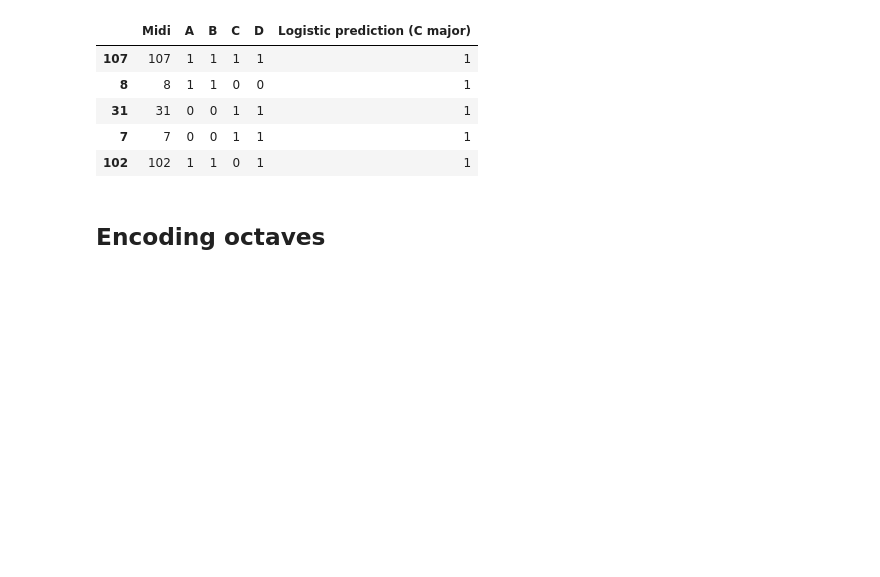
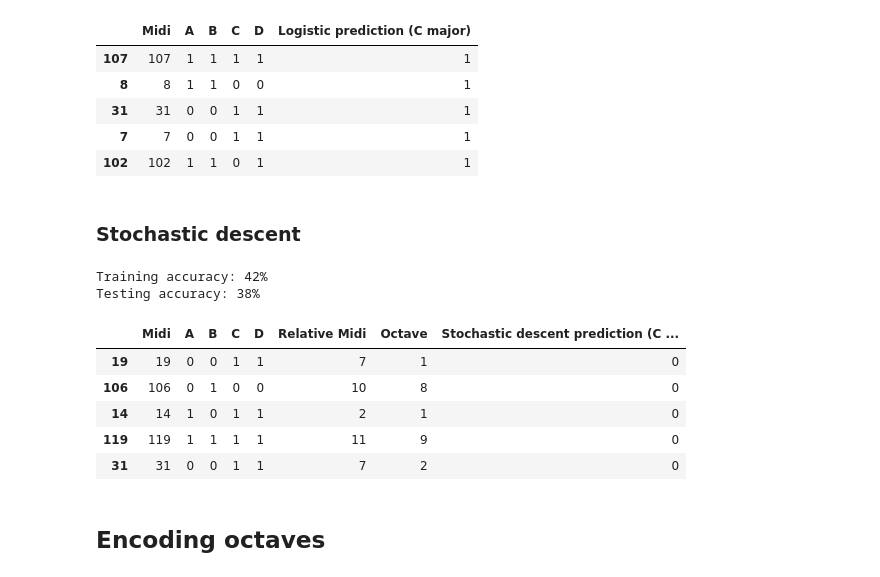
Before and after one commit to ctford/old-town-code, a Jupyter notebook: old-town-code.ipynb, the cells around one changed output. Drawn from its saved outputs; the diff is of its cells as text; code cells hidden in the pictures; blank space fills up the shorter version.

Commit message:
Add Stochastic Gradient Descent.

```diff
--- a/old-town-code.ipynb
+++ b/old-town-code.ipynb
@@ -82,6 +82,30 @@ Testing accuracy: 61%
 | 31 | 31 | 0 | 0 | 1 | 1 | 1 |
 | 7 | 7 | 0 | 0 | 1 | 1 | 1 |
 | 102 | 102 | 1 | 1 | 0 | 1 | 1 |
+# %% [markdown]
+### Stochastic descent
+# %%
+stochastic = sklearn.linear_model.SGDClassifier()
+stochastic.fit(x_train, y_train.values.ravel())
+
+y_train_predicted = stochastic.predict(x_train)
+print("Training accuracy: %i%%" % (100 * stochastic.score(x_train, y_train)))
+
+y_test_predicted = stochastic.predict(x_test)
+print("Testing accuracy: %i%%" % (100 * stochastic.score(x_test, y_test)))
+
+output = test.copy()
+output["Stochastic descent prediction (C major)"] = stochastic.predict(x_test)
+output.sample(n=5)
+# %% [output]
+Training accuracy: 42%
+Testing accuracy: 38%
+|  | Midi | A | B | C | D | Relative Midi | Octave | Stochastic descent prediction (C ... |
+| 19 | 19 | 0 | 0 | 1 | 1 | 7 | 1 | 0 |
+| 106 | 106 | 0 | 1 | 0 | 0 | 10 | 8 | 0 |
+| 14 | 14 | 1 | 0 | 1 | 1 | 2 | 1 | 0 |
+| 119 | 119 | 1 | 1 | 1 | 1 | 11 | 9 | 0 |
+| 31 | 31 | 0 | 0 | 1 | 1 | 7 | 2 | 0 |
 # %% [markdown]
 ## Encoding octaves
 # %% [markdown]
```
Also changed, not shown: parts of 4 cells of this notebook.
